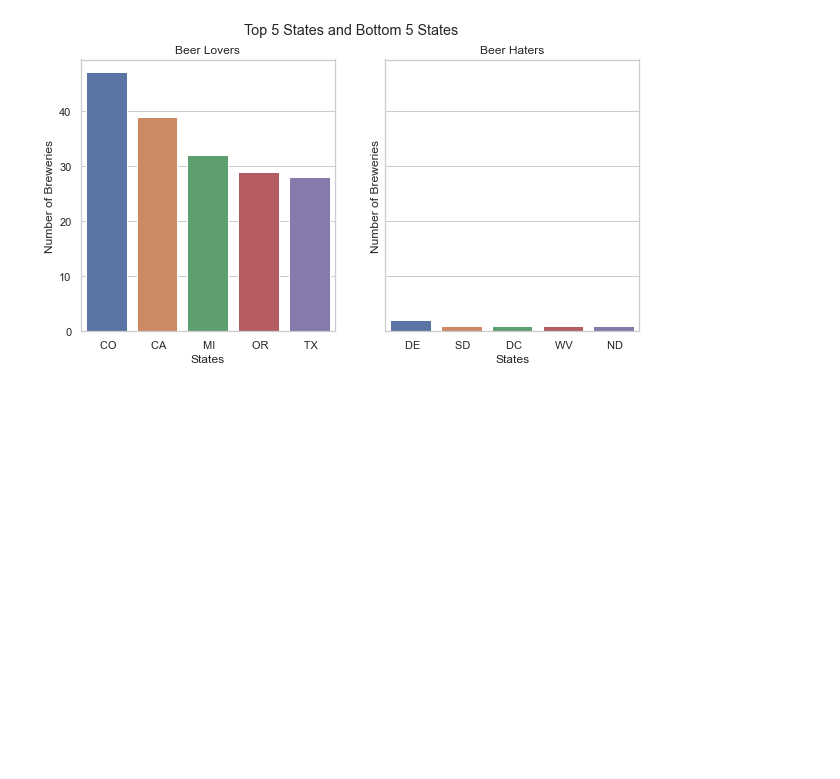
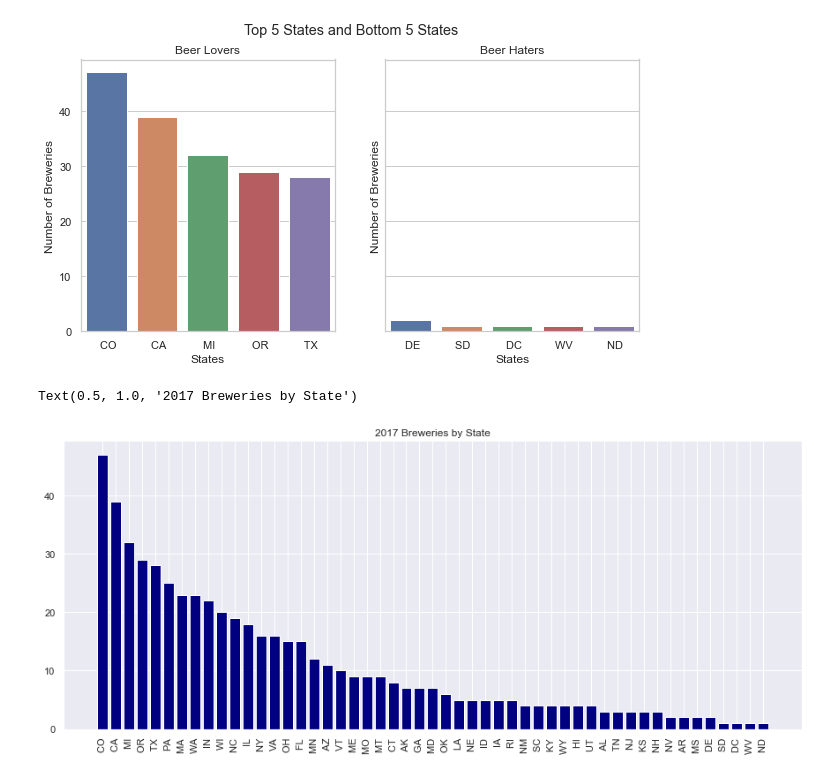
Before and after one commit to matheus-g-a/PROJECT1, a Jupyter notebook: Brewery_CSV_Data_Kaggle.ipynb, the cells around one changed output. Drawn from its saved outputs; the diff is of its cells as text; code cells hidden in the pictures; blank space fills up the shorter version.

```diff
--- a/Brewery_CSV_Data_Kaggle.ipynb
+++ b/Brewery_CSV_Data_Kaggle.ipynb
@@ -3,6 +3,7 @@ import pandas as pd
 import numpy as np
 import matplotlib.pyplot as plt
 import seaborn as sns
+sns.set()
 %matplotlib inline
 # %%
 #Import the CSV File
@@ -48,3 +49,14 @@ axes[1].set_title("Beer Haters")
 # %% [output]
 Text(0.5, 1.0, 'Beer Haters')
 [figure]
+# %%
+plt.figure(figsize=(15,6))
+plt.bar(x=states_count_df['States'],
+        height=states_count_df['Number of Breweries'],
+        color='navy',
+        label = "Number of Breweries")
+plt.xticks(rotation=90)
+plt.title('2017 Breweries by State')
+# %% [output]
+Text(0.5, 1.0, '2017 Breweries by State')
+[figure, added]
```
Also changed, not shown: 3 other files.
